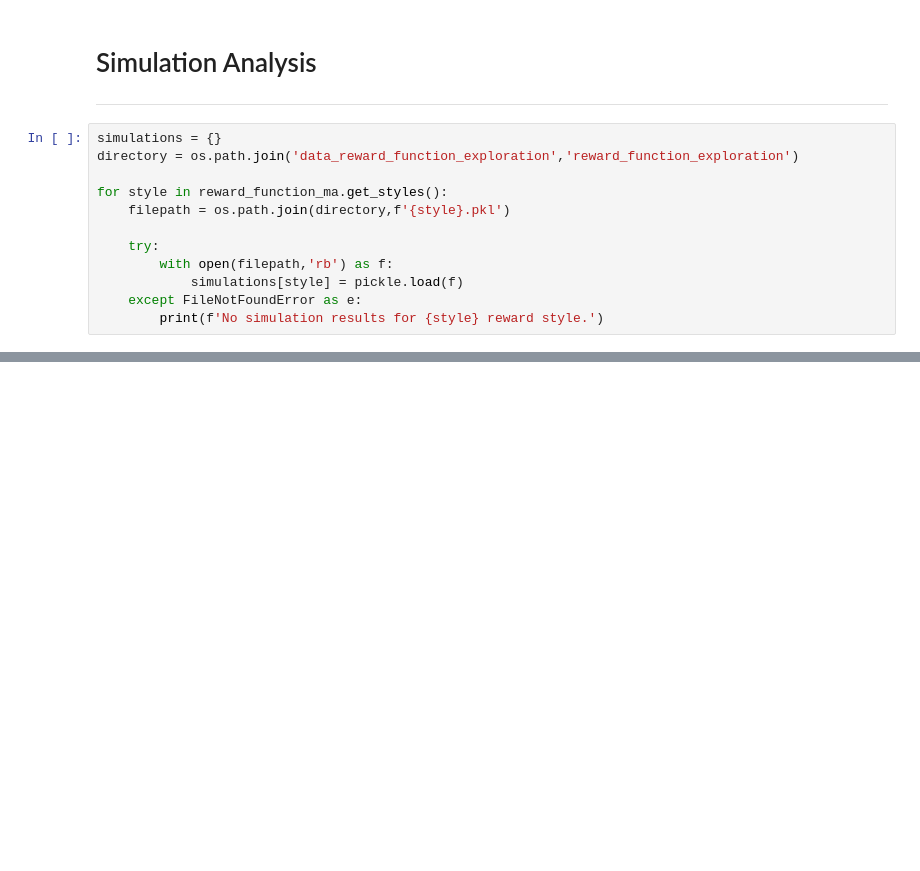
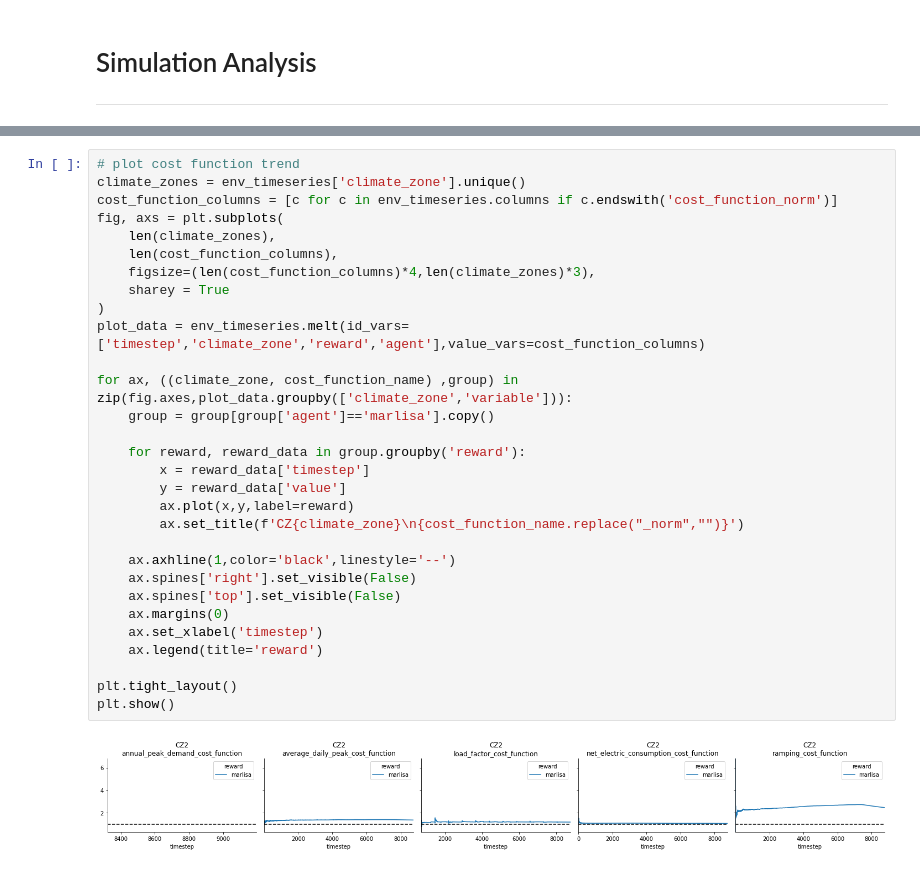
Before and after one commit to intelligent-environments-lab/CityLearn, a Jupyter notebook: reward_function_exploration_analysis.ipynb, the cells around one changed output, grey strips where cells are left out. Drawn from its saved outputs; the diff is of its cells as text; blank space fills up the shorter version.

```diff
--- a/reward_function_exploration_analysis.ipynb
+++ b/reward_function_exploration_analysis.ipynb
@@ -240,15 +241,3 @@ $E$ is an array of the district buildings' electricity demand, $n$ is the number
 # %% [markdown]
 # Simulation Analysis
 ***
-# %%
-simulations = {}
-directory = os.path.join('data_reward_function_exploration','reward_function_exploration')
-
-for style in reward_function_ma.get_styles():
-    filepath = os.path.join(directory,f'{style}.pkl')
-
-    try:
-        with open(filepath,'rb') as f:
-            simulations[style] = pickle.load(f)
-    except FileNotFoundError as e:
-        print(f'No simulation results for {style} reward style.')
@@ -255 +319,33 @@ for style in reward_function_ma.get_styles():
+# %%
+# plot cost function trend
+climate_zones = env_timeseries['climate_zone'].unique()
+cost_function_columns = [c for c in env_timeseries.columns if c.endswith('cost_function_norm')]
+fig, axs = plt.subplots(
+    len(climate_zones),
+    len(cost_function_columns),
+    figsize=(len(cost_function_columns)*4,len(climate_zones)*3),
+    sharey = True
+)
+plot_data = env_timeseries.melt(id_vars=['timestep','climate_zone','reward','agent'],value_vars=cost_function_columns)
+
+for ax, ((climate_zone, cost_function_name) ,group) in zip(fig.axes,plot_data.groupby(['climate_zone','variable'])):
+    group = group[group['agent']=='marlisa'].copy()
+
+    for reward, reward_data in group.groupby('reward'):
+        x = reward_data['timestep']
+        y = reward_data['value']
+        ax.plot(x,y,label=reward)
+        ax.set_title(f'CZ{climate_zone}\n{cost_function_name.replace("_norm","")}')
+
+    ax.axhline(1,color='black',linestyle='--')
+    ax.spines['right'].set_visible(False)
+    ax.spines['top'].set_visible(False)
+    ax.margins(0)
+    ax.set_xlabel('timestep')
+    ax.legend(title='reward')
+
+plt.tight_layout()
+plt.show()
+# %% [output]
+[figure, added]
 # %%
```
Also changed, not shown: parts of 3 cells of this notebook, 1 other file.
